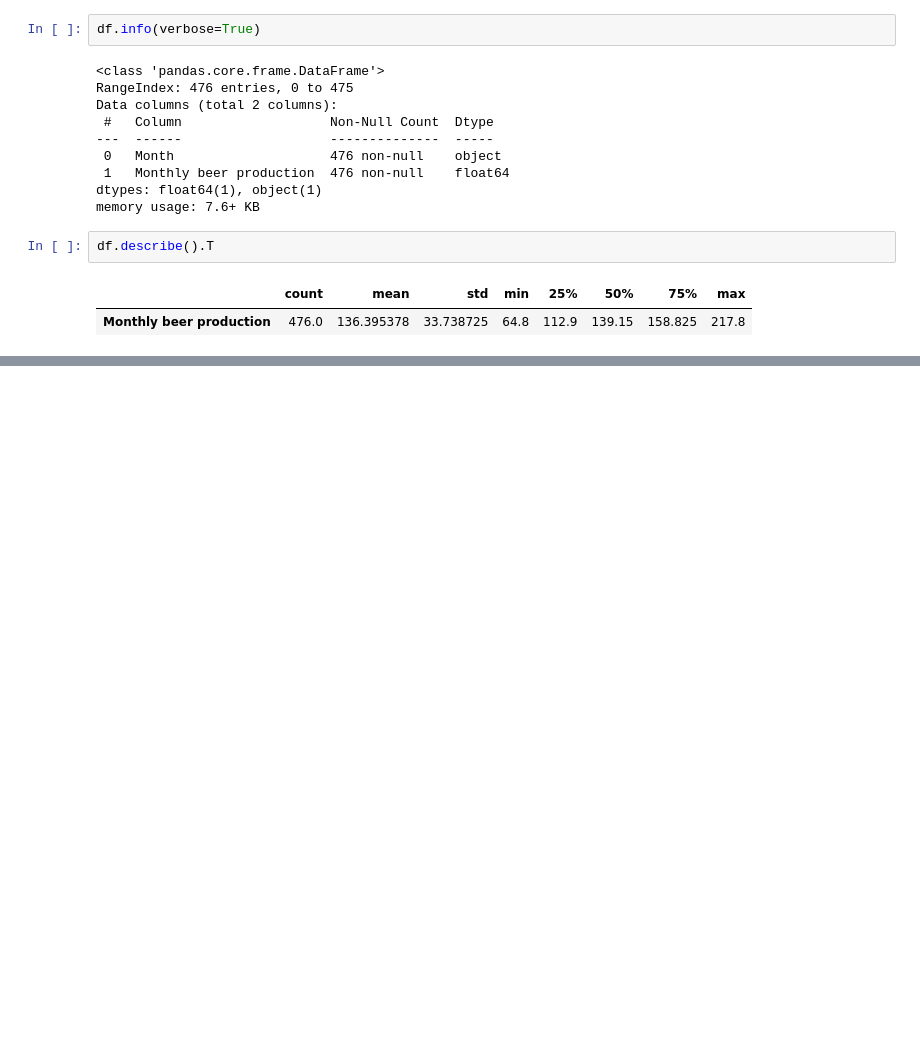
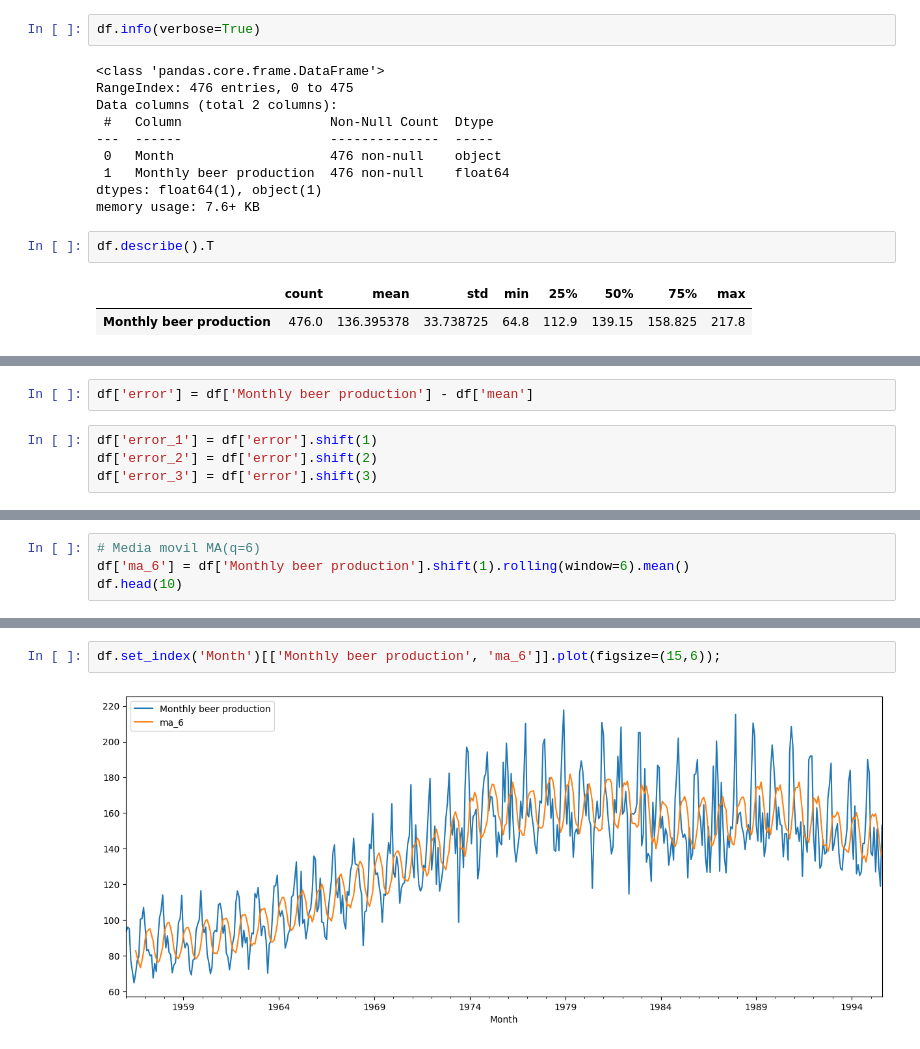
Before and after one commit to P-Drop/Electric_Power_Consumption, a Jupyter notebook: ts_beer_notebook.ipynb, the cells around one changed output, grey strips where cells are left out. Cells and saved outputs as stored; diff of their text form; blank space fills up the shorter version.

```diff
--- a/ts_beer_notebook.ipynb
+++ b/ts_beer_notebook.ipynb
@@ -68,0 +159,6 @@ df.set_index('Month').plot();
+# %%
+df['error'] = df['Monthly beer production'] - df['mean']
+# %%
+df['error_1'] = df['error'].shift(1)
+df['error_2'] = df['error'].shift(2)
+df['error_3'] = df['error'].shift(3)
@@ -68,0 +174,4 @@ df.set_index('Month').plot();
+# %%
+# Media movil MA(q=6)
+df['ma_6'] = df['Monthly beer production'].shift(1).rolling(window=6).mean()
+df.head(10)
@@ -68,0 +190,4 @@ df.set_index('Month').plot();
+# %%
+df.set_index('Month')[['Monthly beer production', 'ma_6']].plot(figsize=(15,6));
+# %% [output]
+[figure, added]
```
Also changed, not shown: parts of 53 cells of this notebook.
